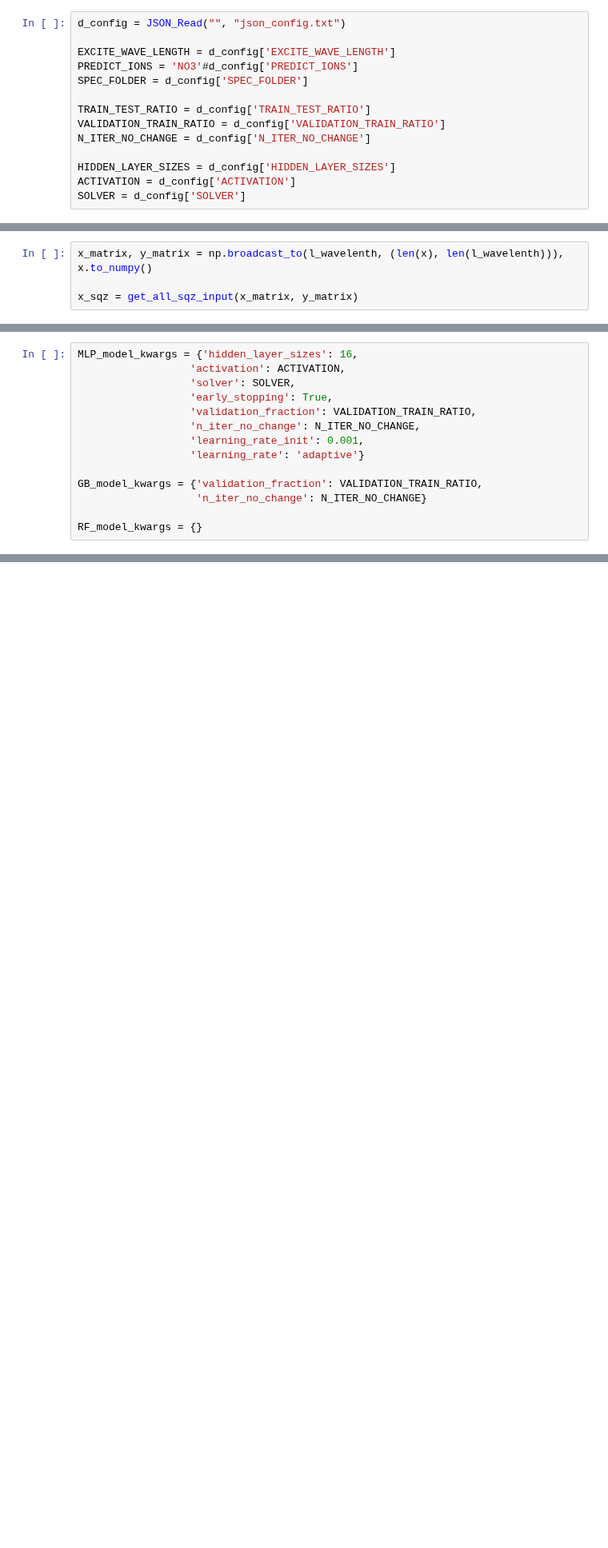
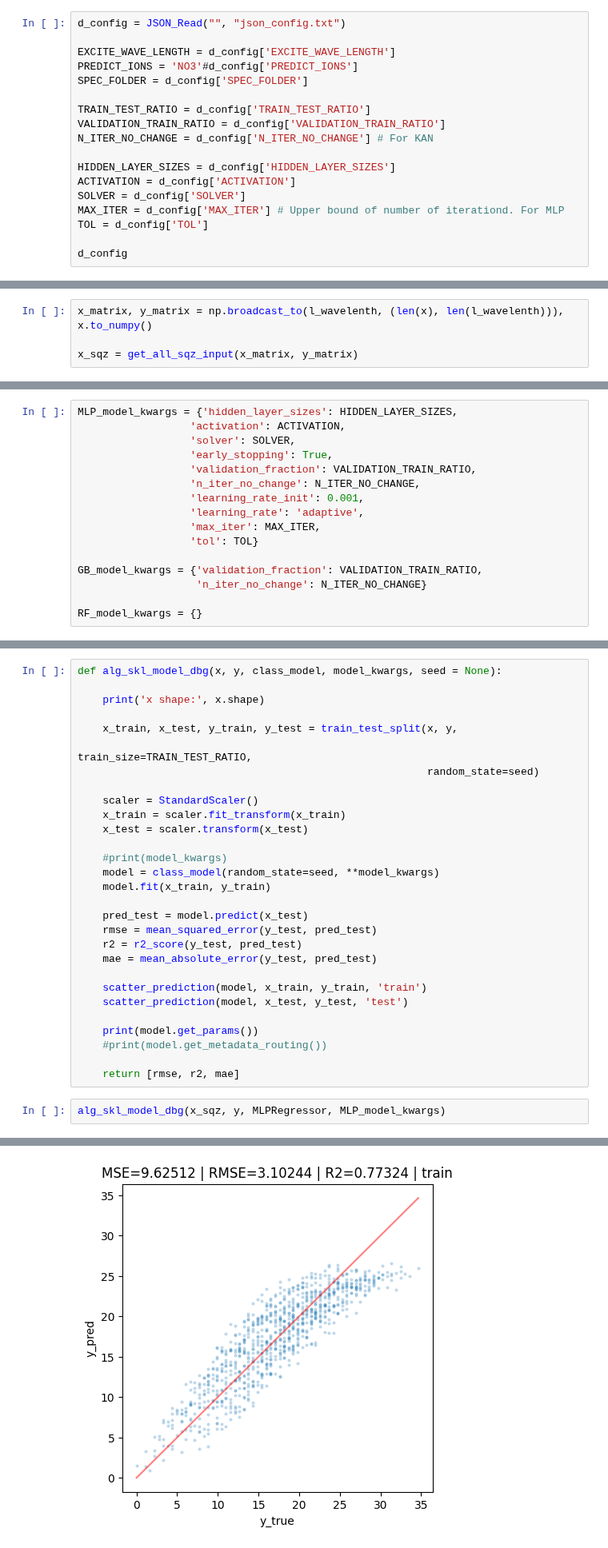
Before and after one commit to Gavr101/Spectroscopy_FL_4_ions, a Jupyter notebook: Mult_exper_NO3.ipynb, the cells around one changed output, grey strips where cells are left out. Shown at 80% size. Cells and saved outputs as stored; diff of their text form; blank space fills up the shorter version.

```diff
--- a/Mult_exper_NO3.ipynb
+++ b/Mult_exper_NO3.ipynb
@@ -40,8 +40,12 @@ SPEC_FOLDER = d_config['SPEC_FOLDER']
 
 TRAIN_TEST_RATIO = d_config['TRAIN_TEST_RATIO']
 VALIDATION_TRAIN_RATIO = d_config['VALIDATION_TRAIN_RATIO']
-N_ITER_NO_CHANGE = d_config['N_ITER_NO_CHANGE']
+N_ITER_NO_CHANGE = d_config['N_ITER_NO_CHANGE'] # For KAN
 
 HIDDEN_LAYER_SIZES = d_config['HIDDEN_LAYER_SIZES']
 ACTIVATION = d_config['ACTIVATION']
 SOLVER = d_config['SOLVER']
+MAX_ITER = d_config['MAX_ITER'] # Upper bound of number of iterationd. For MLP
+TOL = d_config['TOL']
+
+d_config
@@ -128,14 +167,16 @@ def alg_skl_model(x, y, class_model, model_kwargs, seed = None):
 
     return [rmse, r2, mae]
 # %%
-MLP_model_kwargs = {'hidden_layer_sizes': 16,
+MLP_model_kwargs = {'hidden_layer_sizes': HIDDEN_LAYER_SIZES,
                   'activation': ACTIVATION,
                   'solver': SOLVER,
                   'early_stopping': True,
                   'validation_fraction': VALIDATION_TRAIN_RATIO,
                   'n_iter_no_change': N_ITER_NO_CHANGE,
                   'learning_rate_init': 0.001,
-                  'learning_rate': 'adaptive'}
+                  'learning_rate': 'adaptive',
+                  'max_iter': MAX_ITER,
+                  'tol': TOL}
 
 GB_model_kwargs = {'validation_fraction': VALIDATION_TRAIN_RATIO,
                    'n_iter_no_change': N_ITER_NO_CHANGE}
@@ -143,0 +222,32 @@ RF_model_kwargs = {}
+# %%
+def alg_skl_model_dbg(x, y, class_model, model_kwargs, seed = None):
+
+    print('x shape:', x.shape)
+
+    x_train, x_test, y_train, y_test = train_test_split(x, y,
+                                                        train_size=TRAIN_TEST_RATIO,
+                                                        random_state=seed)
+
+    scaler = StandardScaler()
+    x_train = scaler.fit_transform(x_train)
+    x_test = scaler.transform(x_test)
+
+    #print(model_kwargs)
+    model = class_model(random_state=seed, **model_kwargs)
+    model.fit(x_train, y_train)
+
+    pred_test = model.predict(x_test)
+    rmse = mean_squared_error(y_test, pred_test)
+    r2 = r2_score(y_test, pred_test)
+    mae = mean_absolute_error(y_test, pred_test)
+
+    scatter_prediction(model, x_train, y_train, 'train')
+    scatter_prediction(model, x_test, y_test, 'test')
+
+    print(model.get_params())
+    #print(model.get_metadata_routing())
+
+    return [rmse, r2, mae]
+# %%
+alg_skl_model_dbg(x_sqz, y, MLPRegressor, MLP_model_kwargs)
+# %% [output]
@@ -143,0 +255 @@ RF_model_kwargs = {}
+[figure, added]
```
Also changed, not shown: parts of 14 cells of this notebook, 11 other files.
